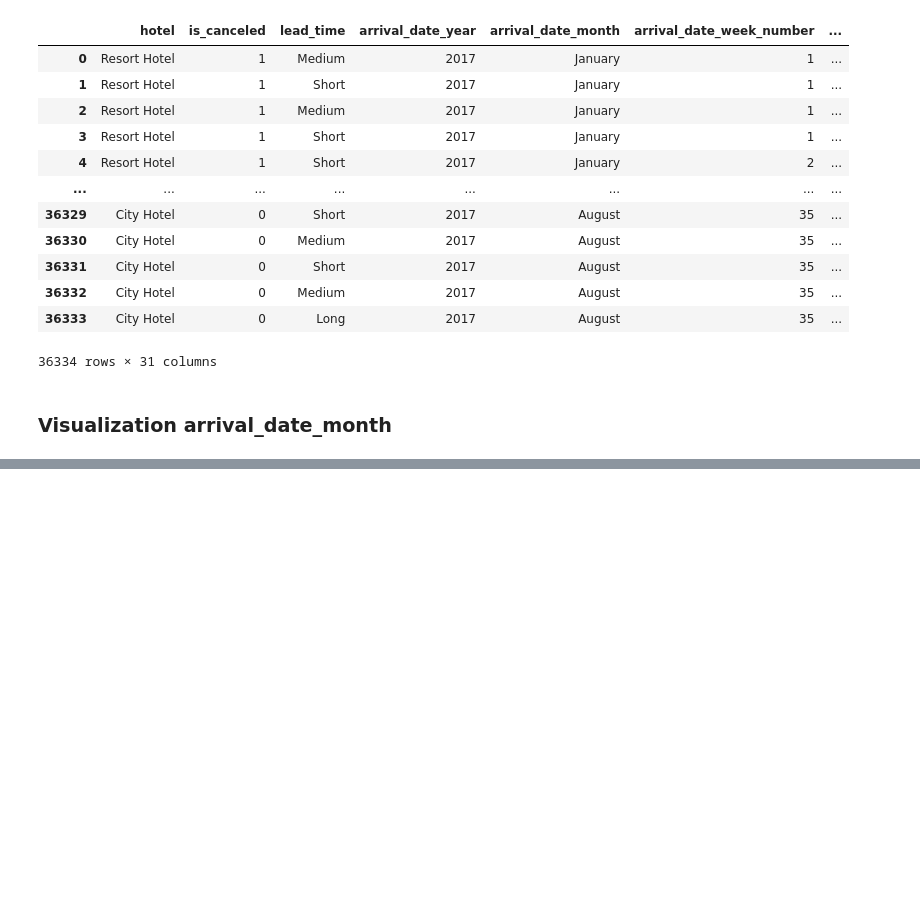
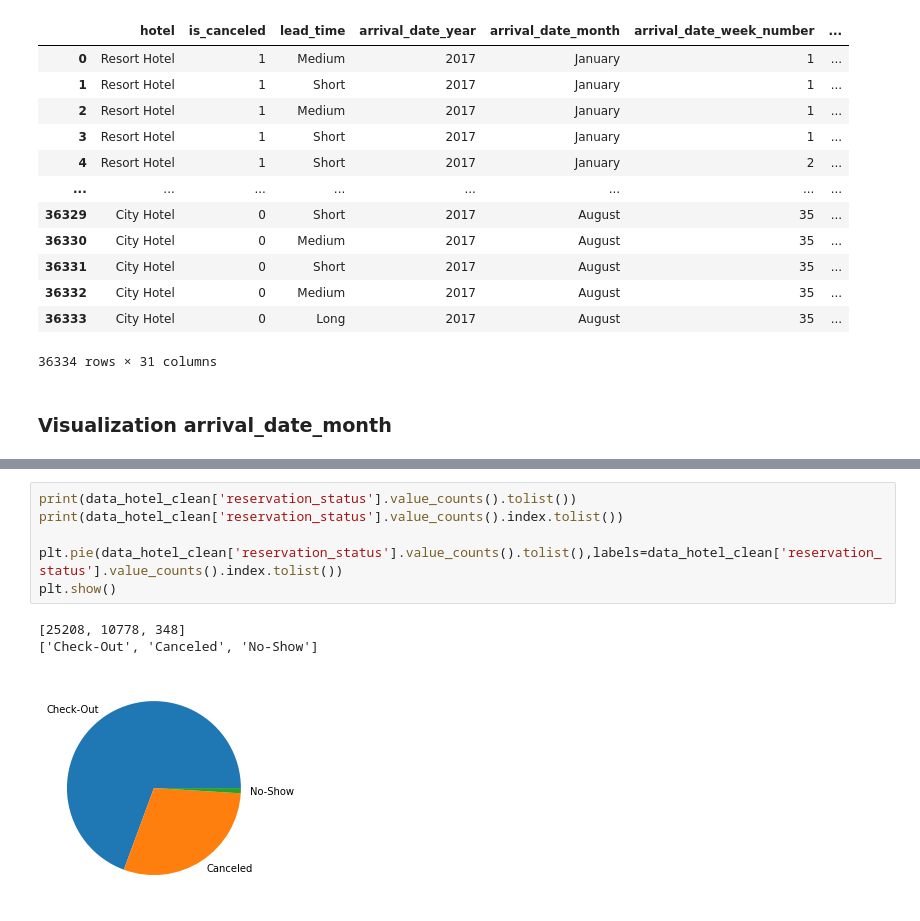
Before and after one commit to ferdinosaurus/intermediate-python-AI-INDONESIA, a Jupyter notebook: Final Project/SoalB.ipynb, the cells around one changed output, grey strips where cells are left out. Drawn from its saved outputs; the diff is of its cells as text; blank space fills up the shorter version.

```diff
--- a/Final Project/SoalB.ipynb
+++ b/Final Project/SoalB.ipynb
@@ -354,0 +402,10 @@ plt.show()
+# %%
+print(data_hotel_clean['reservation_status'].value_counts().tolist())
+print(data_hotel_clean['reservation_status'].value_counts().index.tolist())
+
+plt.pie(data_hotel_clean['reservation_status'].value_counts().tolist(),labels=data_hotel_clean['reservation_status'].value_counts().index.tolist())
+plt.show()
+# %% [output]
+[25208, 10778, 348]
+['Check-Out', 'Canceled', 'No-Show']
+[figure, added]
```
Also changed, not shown: parts of 5 cells of this notebook.
